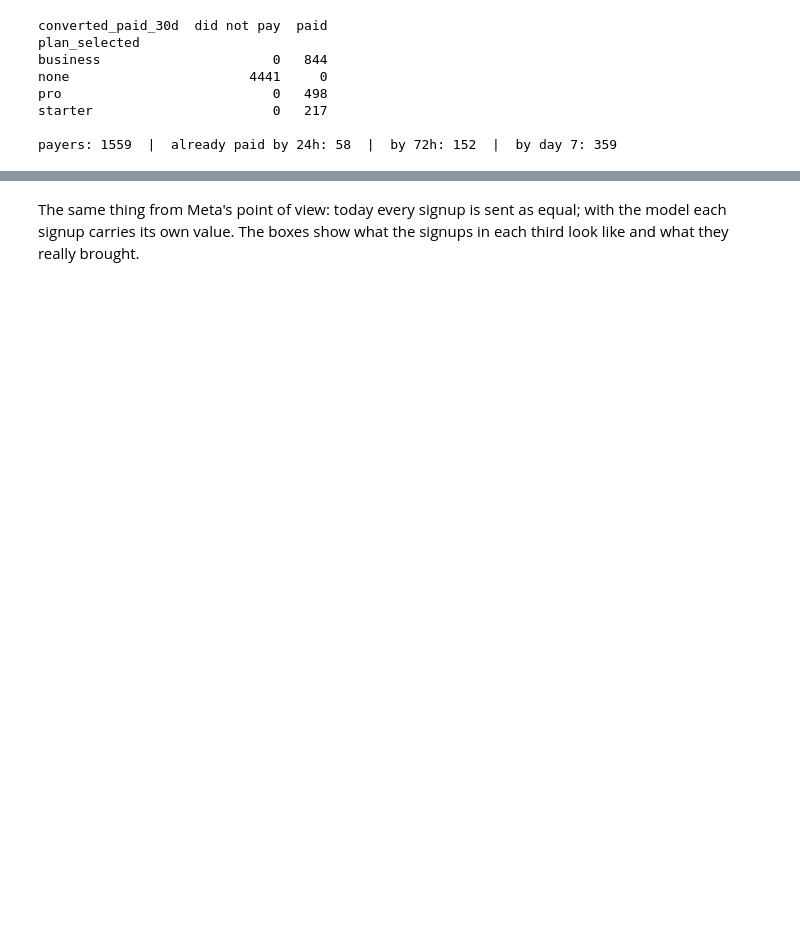
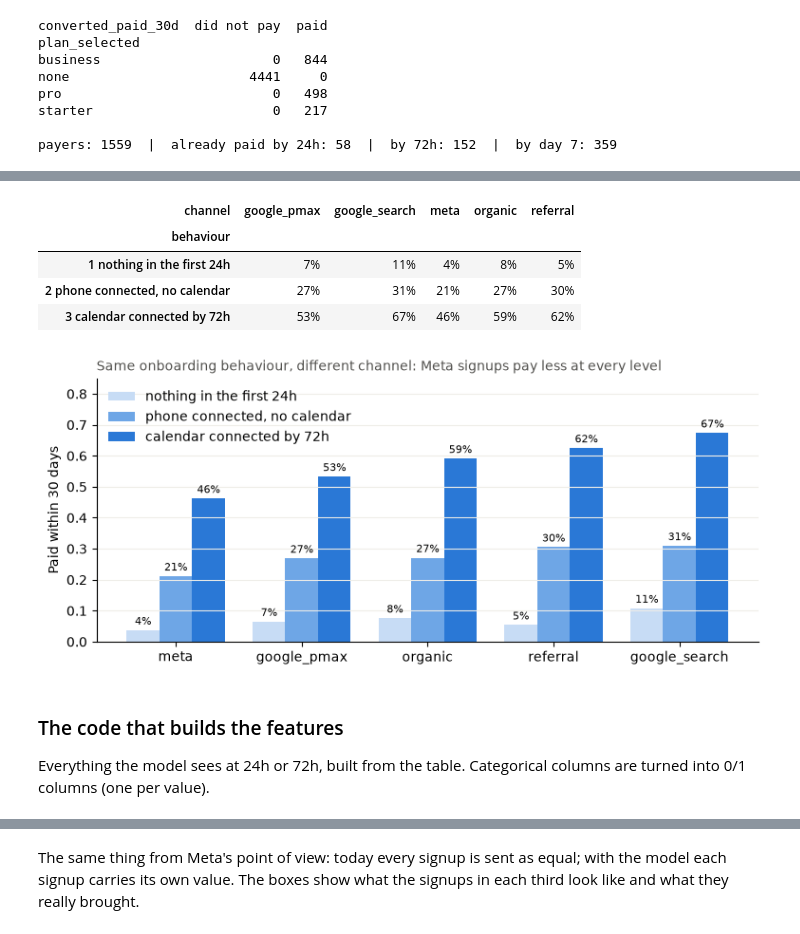
Before and after one commit to Danila-kach/fonio-lead-value, a Jupyter notebook: notebooks/lead_value_model.ipynb, the cells around one changed output, grey strips where cells are left out. Cells and saved outputs as stored; diff of their text form; code cells hidden in the pictures; blank space fills up the shorter version.

Commit message:
One self-contained notebook with AUC and R² charts; drop src, outputs and the old notebook; standalone dashboard data script
Co-Authored-By: Claude Fable 5.1 <noreply@anthropic.com>

```diff
--- a/notebooks/lead_value_model.ipynb
+++ b/notebooks/lead_value_model.ipynb
@@ -34,0 +13,24 @@ print(f"{len(df):,} signups from {df.signup_date.min().date()} to {df.signup_dat
+# %%
+import os, warnings; warnings.filterwarnings("ignore")
+import numpy as np, pandas as pd
+import matplotlib.pyplot as plt
+from sklearn.linear_model import LogisticRegression, Ridge
+from sklearn.ensemble import HistGradientBoostingClassifier, HistGradientBoostingRegressor
+from sklearn.pipeline import make_pipeline
+from sklearn.preprocessing import StandardScaler
+from sklearn.metrics import roc_auc_score, roc_curve, r2_score
+pd.set_option("display.width", 140); pd.set_option("display.float_format", lambda v: f"{v:,.2f}")
+BLUE, BLUE2, BLUE3, ORANGE, GRAY, INK, INK2 = "#2a78d6", "#6ea6e6", "#c7dcf5", "#eb6834", "#9a9892", "#0b0b0b", "#52514e"
+plt.rcParams.update({"font.size": 10, "axes.spines.top": False, "axes.spines.right": False, "figure.facecolor": "white"})
+
+CSV = "../data/fonio_case_signups.csv"
+if not os.path.exists(CSV):   # e.g. on Google Colab: read the file straight from the repository
+    CSV = "https://raw.githubusercontent.com/Danila-kach/fonio-lead-value/main/data/fonio_case_signups.csv"
+
+df = pd.read_csv(CSV)
+df["signup_date"] = pd.to_datetime(df["signup_date"])
+df["signup_dow"] = df["signup_date"].dt.day_of_week
+for c in ["business_email", "phone_connected_24h", "assistant_configured_24h", "calendar_connected_72h", "onboarding_call_booked", "converted_paid_30d"]:
+    df[c] = df[c].astype(str).str.lower().eq("true").astype(int)
+print(f"{len(df):,} signups from {df.signup_date.min().date()} to {df.signup_date.max().date()}")
+df.head(3)
@@ -141,8 +71,0 @@ Both moments fit the platforms' windows (Meta Conversions API accepts events up
-# %%
-rows = []
-for platform in ["meta","google"]:
-    for h in ["24h","72h"]:
-        X = feature_frame(df, h); tr, te = train & channel_mask(df, platform), test & channel_mask(df, platform)
-        s = LeadValueModel().fit(X[tr], y_paid[tr], y_rev[tr]).predict_value(X[te])
-        r = ev.summary(s, y_paid[te], y_rev[te]); rows.append({"platform": platform, "scored at": h, "revenue in the top 30% of signups": r["revenue_top30_share"]})
-pd.DataFrame(rows).pivot(index="platform", columns="scored at", values="revenue in the top 30% of signups").style.format("{:.0%}")
@@ -193,0 +119,24 @@ payers: 1559  |  already paid by 24h: 58  |  by 72h: 152  |  by day 7: 359
+# %%
+seg = np.select([df.calendar_connected_72h.eq(1), df.phone_connected_24h.eq(1)], ["3 calendar connected by 72h", "2 phone connected, no calendar"], "1 nothing in the first 24h")
+piv = pd.pivot_table(df.assign(behaviour=seg), index="behaviour", columns="channel", values="converted_paid_30d", aggfunc="mean")
+display(piv.style.format("{:.0%}"))
+
+order = ["meta", "google_pmax", "organic", "referral", "google_search"]
+fig, ax = plt.subplots(figsize=(9, 3.6)); x = np.arange(len(order)); w = 0.26
+for i, (s, col) in enumerate(zip(piv.index, [BLUE3, BLUE2, BLUE])):
+    vals = [piv.loc[s, c] for c in order]
+    bars = ax.bar(x + (i - 1) * w, vals, w, color=col, label=s[2:])
+    for b, v in zip(bars, vals): ax.text(b.get_x() + b.get_width()/2, v + 0.01, f"{v:.0%}", ha="center", va="bottom", fontsize=8)
+ax.set_xticks(x, order); ax.set_ylim(0, 0.85); ax.set_ylabel("Paid within 30 days"); ax.legend(frameon=False, loc="upper left"); ax.grid(axis="y", color="#eeede8")
+ax.set_title("Same onboarding behaviour, different channel: Meta signups pay less at every level", loc="left", color=INK2, fontsize=10); plt.show()
+# %% [output]
+| channel | google_pmax | google_search | meta | organic | referral |
+| behaviour |  |  |  |  |  |
+| 1 nothing in the first 24h | 7% | 11% | 4% | 8% | 5% |
+| 2 phone connected, no calendar | 27% | 31% | 21% | 27% | 30% |
+| 3 calendar connected by 72h | 53% | 67% | 46% | 59% | 62% |
+[figure, added]
+# %% [markdown]
+### The code that builds the features
+
+Everything the model sees at 24h or 72h, built from the table. Categorical columns are turned into 0/1 columns (one per value).
```
Also changed, not shown: parts of 49 cells of this notebook, 24 other files.
